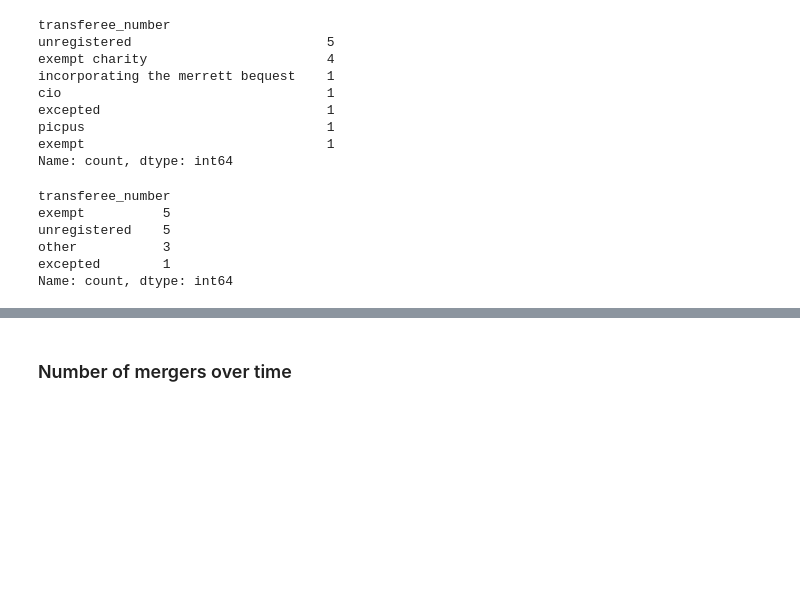
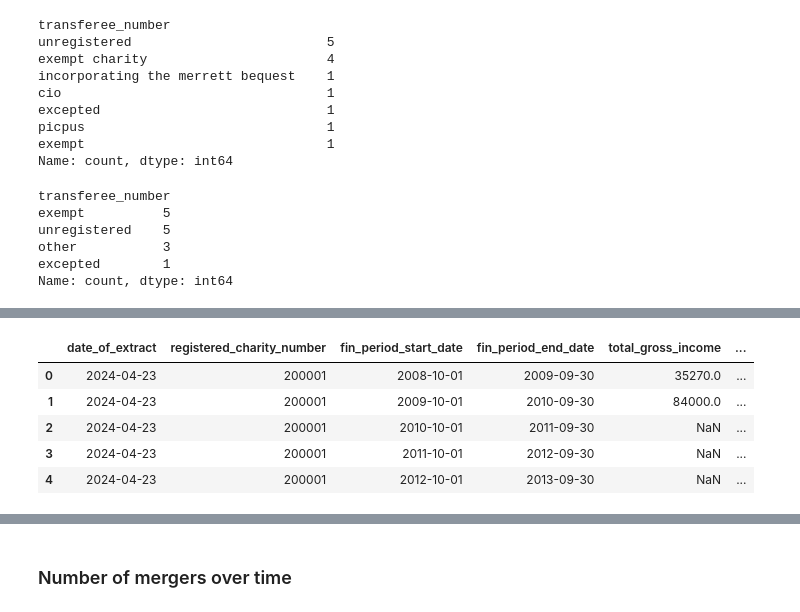
Before and after one commit to dataactivists/charity_commission_register, a Jupyter notebook: code/charity_commission.ipynb, the cells around one changed output, grey strips where cells are left out. Saved outputs shown, nothing was run; the diff lists cells and outputs as text; code cells hidden in the pictures; blank space fills up the shorter version.

```diff
--- a/code/charity_commission.ipynb
+++ b/code/charity_commission.ipynb
@@ -194,0 +215,9 @@ Name: count, dtype: int64
+# %%
+df_ar = df_ar[[
+    'date_of_extract',
+    'registered_charity_number',
+    'fin_period_start_date',
+    'fin_period_end_date',
+    'total_gross_income',
+    'total_gross_expenditure',
+]]
@@ -194,0 +234,17 @@ Name: count, dtype: int64
+# %%
+date_cols = [
+    'date_of_extract',
+    'fin_period_start_date',
+    'fin_period_end_date',
+]
+
+df_ar[date_cols] = df_ar[date_cols].apply(pd.to_datetime)
+
+df_ar.head()
+# %% [output]
+|  | date_of_extract | registered_charity_number | fin_period_start_date | fin_period_end_date | total_gross_income | ... |
+| 0 | 2024-04-23 | 200001 | 2008-10-01 | 2009-09-30 | 35270.0 | ... |
+| 1 | 2024-04-23 | 200001 | 2009-10-01 | 2010-09-30 | 84000.0 | ... |
+| 2 | 2024-04-23 | 200001 | 2010-10-01 | 2011-09-30 | NaN | ... |
+| 3 | 2024-04-23 | 200001 | 2011-10-01 | 2012-09-30 | NaN | ... |
+| 4 | 2024-04-23 | 200001 | 2012-10-01 | 2013-09-30 | NaN | ... |
```
Also changed, not shown: parts of 11 cells of this notebook.
